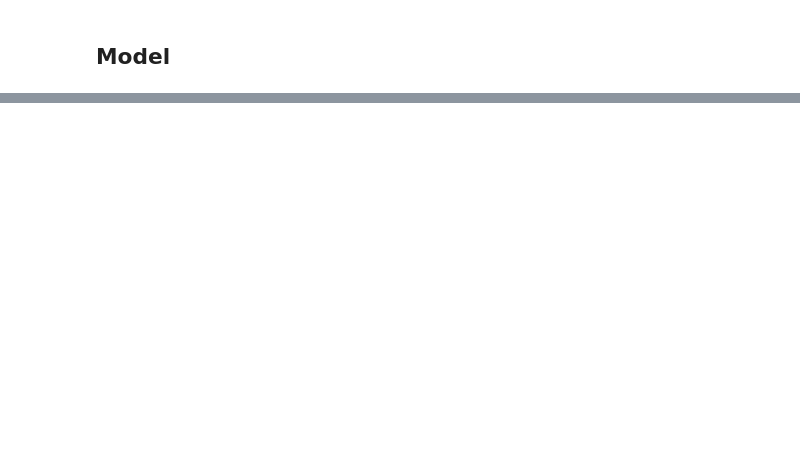
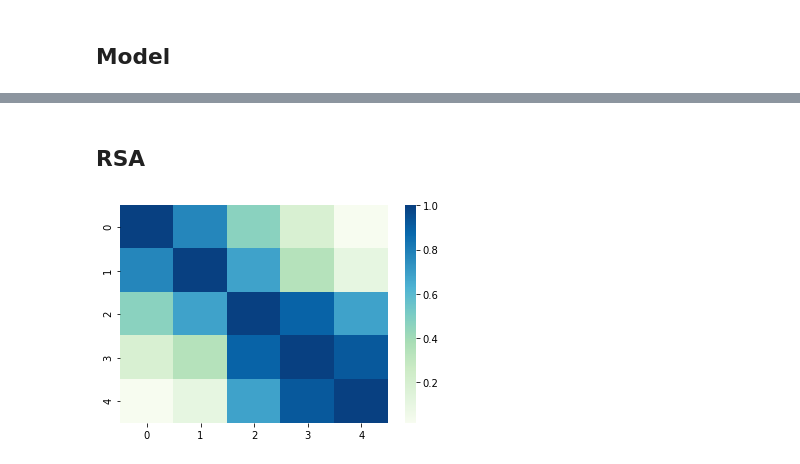
Before and after one commit to riddhi0101/Learning-NeuralNets, a Jupyter notebook: newModel.ipynb, the cells around one changed output, grey strips where cells are left out. Drawn from its saved outputs; the diff is of its cells as text; code cells hidden in the pictures; blank space fills up the shorter version.

Commit message:
finished the new model and RSA-firstpass

```diff
--- a/newModel.ipynb
+++ b/newModel.ipynb
@@ -267,5 +320,5 @@ class Model(nn.Module):
     def setPair(self, pair):
         self.pairs.append(pair)
 # %%
-x = testdata[0][0]
-show_dataComp(x, testdata[0][1])
+#x = testdata[0][0]
+#show_dataComp(x, testdata[0][1])
@@ -276,2 +328,0 @@ model = Model(ind,hlayers1,hlayer2,outd)
-# %%
-a,b = model(x)
@@ -279,0 +478,13 @@ torch.Size([1, 10])
+# %%
+def mkAvgDict(activationsDict):
+    avgDict = {}
+    for key in activationsDict:
+        a = np.mean(activationsDict[key], axis=0)
+        avgDict[key] = a
+    return avgDict
+avgnet1 = mkAvgDict(net1)
+avgnet2 = mkAvgDict(net2)
+avgnet12 = {}
+for i in range(5):
+    avgnet12[i] = (avgnet1[i] + avgnet2[i])/2
+avgnet1
@@ -279,0 +507,20 @@ torch.Size([1, 10])
+# %%
+avgnet1m = np.vstack((avgnet1[0],avgnet1[1],avgnet1[2],avgnet1[3],avgnet1[4]))
+avgnet2m = np.vstack((avgnet2[0],avgnet2[1],avgnet2[2],avgnet2[3],avgnet2[4]))
+avgnet12m = np.vstack((avgnet12[0],avgnet12[1],avgnet12[2],avgnet12[3],avgnet12[4]))
+def mkUnitbyRow(matrix):
+    unitMatrix = np.empty(list(matrix.shape))
+    for i in range(5):
+        unitMatrix[i] =  matrix[i]/np.linalg.norm(matrix[i])
+    return unitMatrix
+avgnet1m = mkUnitbyRow(avgnet1m)
+avgnet2m = mkUnitbyRow(avgnet2m)
+avgnet12m = mkUnitbyRow(avgnet12m)
+# %% [markdown]
+## RSA
+# %%
+x = list(range(5))
+sim1= np.matmul(avgnet1m,np.transpose(avgnet1m))
+hm = sns.heatmap(sim1, xticklabels=x, yticklabels=x, cmap="GnBu")
+# %% [output]
+[figure, added]
```
Also changed, not shown: parts of 15 cells of this notebook.
